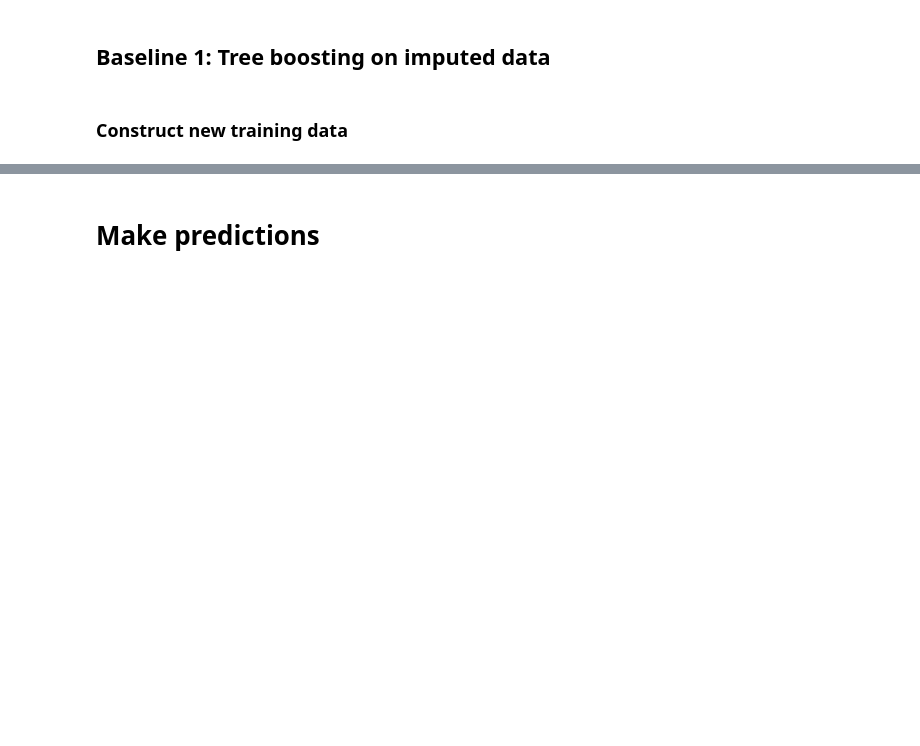
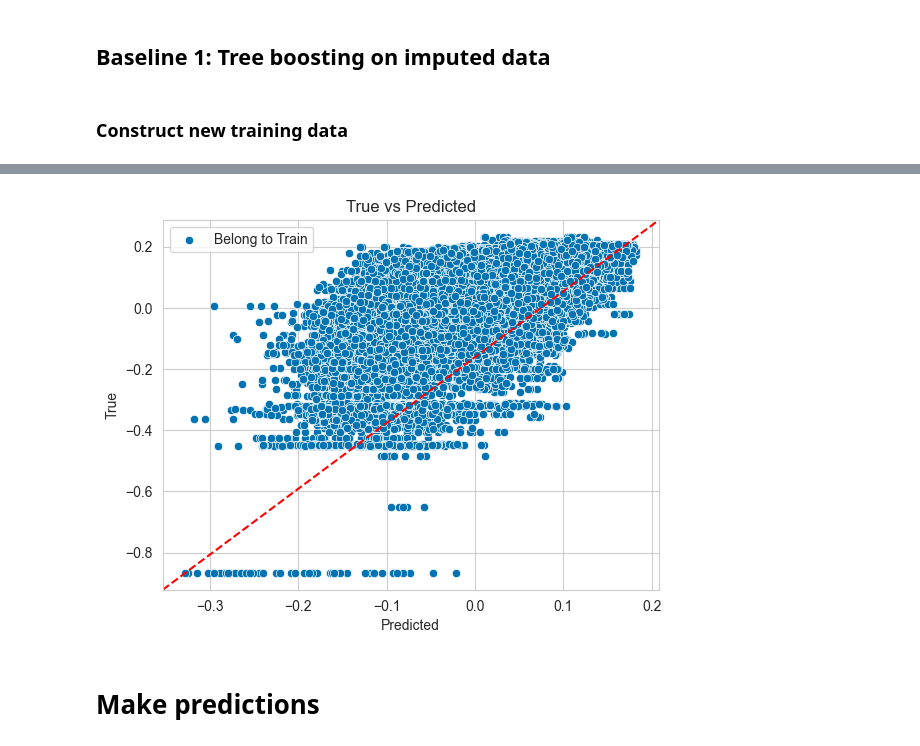
Before and after one commit to mnokno/FeatureImputationHeatFluxDataset, a Jupyter notebook: FeatureImputationHeatFluxDataset/src/FeatureImputationHeatFluxDataset.ipynb, the cells around one changed output, grey strips where cells are left out. Drawn from its saved outputs; the diff is of its cells as text; code cells hidden in the pictures; blank space fills up the shorter version.

```diff
--- a/FeatureImputationHeatFluxDataset/src/FeatureImputationHeatFluxDataset.ipynb
+++ b/FeatureImputationHeatFluxDataset/src/FeatureImputationHeatFluxDataset.ipynb
@@ -495,3 +724,34 @@ Mean loss: 0.05359172366198833
+# %%
+def graph_pred_vs_true(pipelines, eval_sets_idx):
+    preds_t = []
+    true_t = []
+    preds_o = []
+    true_o = []
+    for pipeline, eval_set in zip(pipelines, eval_sets_idx):
+        X_dev = df_train.drop('x_e_out', axis=1)
+        y_dev = df_train['x_e_out']
+        prediction = pipeline.predict(X_dev)
+        preds_t.append(np.array(prediction))
+        true_t.append(np.array(y_dev))
+
+    pt = preds_t[0]
+    for i in range(1, len(preds_t)):
+        pt = np.concatenate((pt, preds_t[i]))
+    tt = true_t[0]
+    for i in range(1, len(true_t)):
+        tt = np.concatenate((tt, true_t[i]))
+    data_t = pd.DataFrame({"Predicted": pt, "True": tt})
+
+    sns.scatterplot(x='Predicted', y='True', label="Belong to Train", data=data_t)
+    plt.plot([0, 1], [0, 1], transform=plt.gca().transAxes, ls='--', c='red')
+    plt.title("True vs Predicted")
+    plt.legend()
+# %%
+# Show pred vs true
+sns.set_palette('colorblind')
+graph_pred_vs_true(train_results['LightGBM_pipelines'], train_results['LightGBM_eval_sets'])
+# %% [output]
+[figure, added]
 # %% [markdown]
 # Make predictions
 # %%
```
Also changed, not shown: parts of 24 cells of this notebook, 1 other file.
